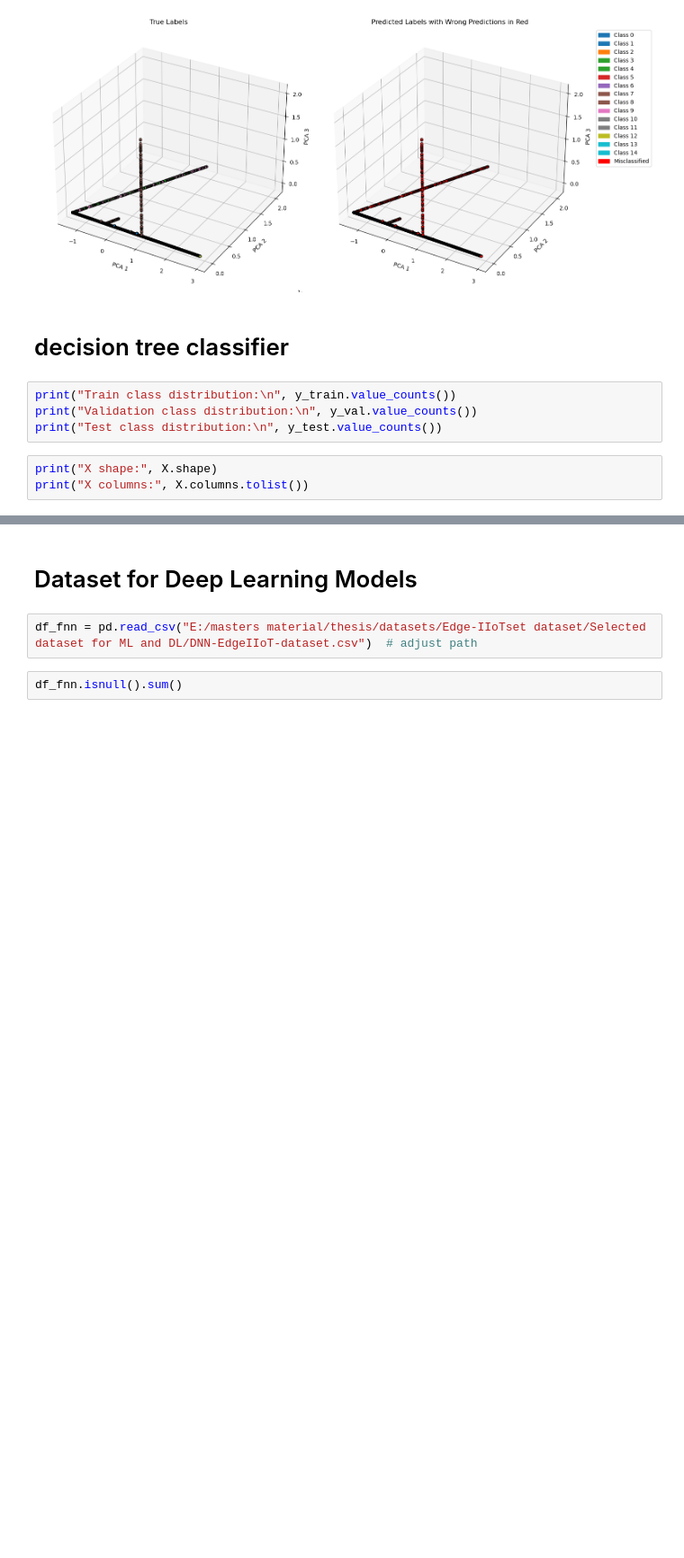
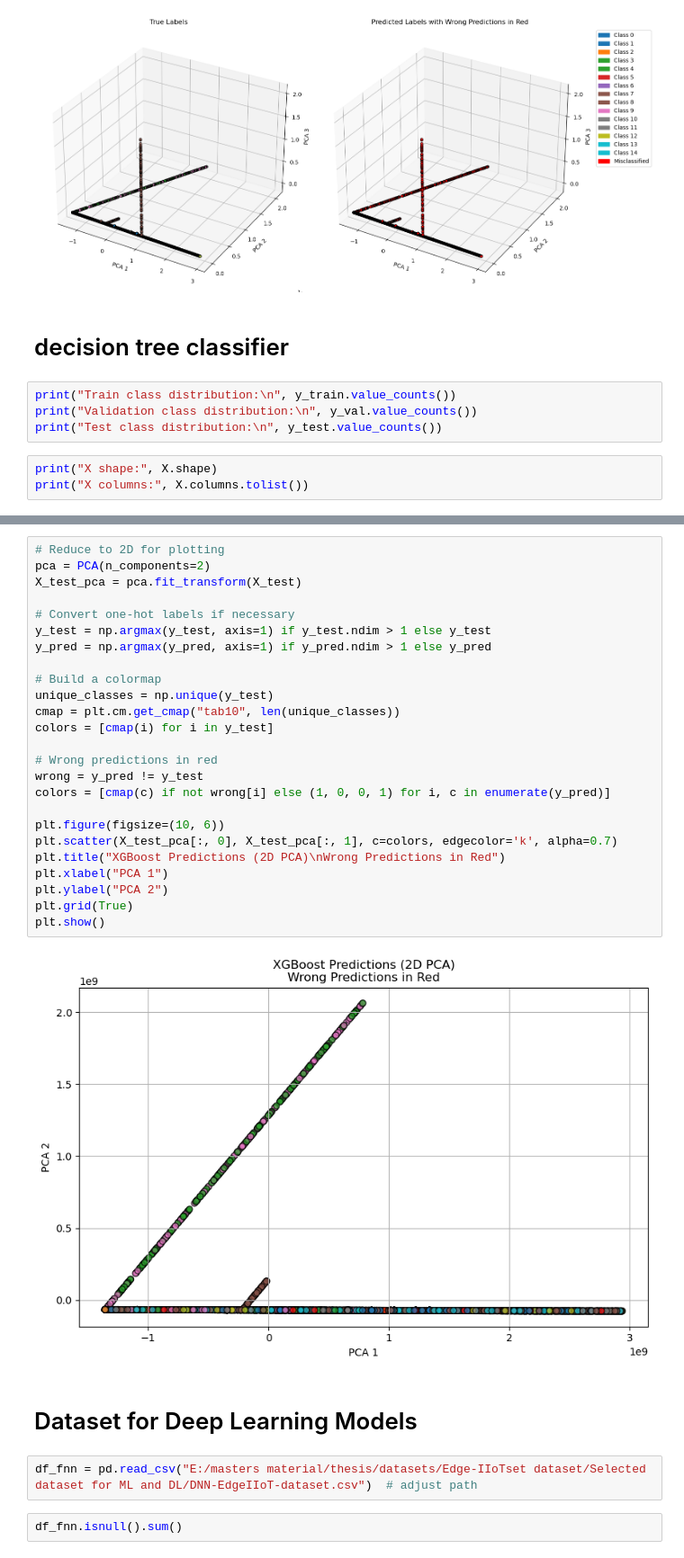
Before and after one commit to afnanaghai4/thesis, a Jupyter notebook: model_training.ipynb, the cells around one changed output, grey strips where cells are left out. Shown at 90% size. Drawn from its saved outputs; the diff is of its cells as text; blank space fills up the shorter version.

```diff
--- a/model_training.ipynb
+++ b/model_training.ipynb
@@ -342,3 +383,30 @@ print(f"\n✅ Model trained in {training_duration:.2f} seconds")
+# %%
+# Reduce to 2D for plotting
+pca = PCA(n_components=2)
+X_test_pca = pca.fit_transform(X_test)
+
+# Convert one-hot labels if necessary
+y_test = np.argmax(y_test, axis=1) if y_test.ndim > 1 else y_test
+y_pred = np.argmax(y_pred, axis=1) if y_pred.ndim > 1 else y_pred
+
+# Build a colormap
+unique_classes = np.unique(y_test)
+cmap = plt.cm.get_cmap("tab10", len(unique_classes))
+colors = [cmap(i) for i in y_test]
+
+# Wrong predictions in red
+wrong = y_pred != y_test
+colors = [cmap(c) if not wrong[i] else (1, 0, 0, 1) for i, c in enumerate(y_pred)]
+
+plt.figure(figsize=(10, 6))
+plt.scatter(X_test_pca[:, 0], X_test_pca[:, 1], c=colors, edgecolor='k', alpha=0.7)
+plt.title("XGBoost Predictions (2D PCA)\nWrong Predictions in Red")
+plt.xlabel("PCA 1")
+plt.ylabel("PCA 2")
+plt.grid(True)
+plt.show()
+# %% [output]
+[figure, added]
 # %% [markdown]
 # Dataset for Deep Learning Models
 # %%
```
Also changed, not shown: parts of 9 cells of this notebook, 1 other file.
